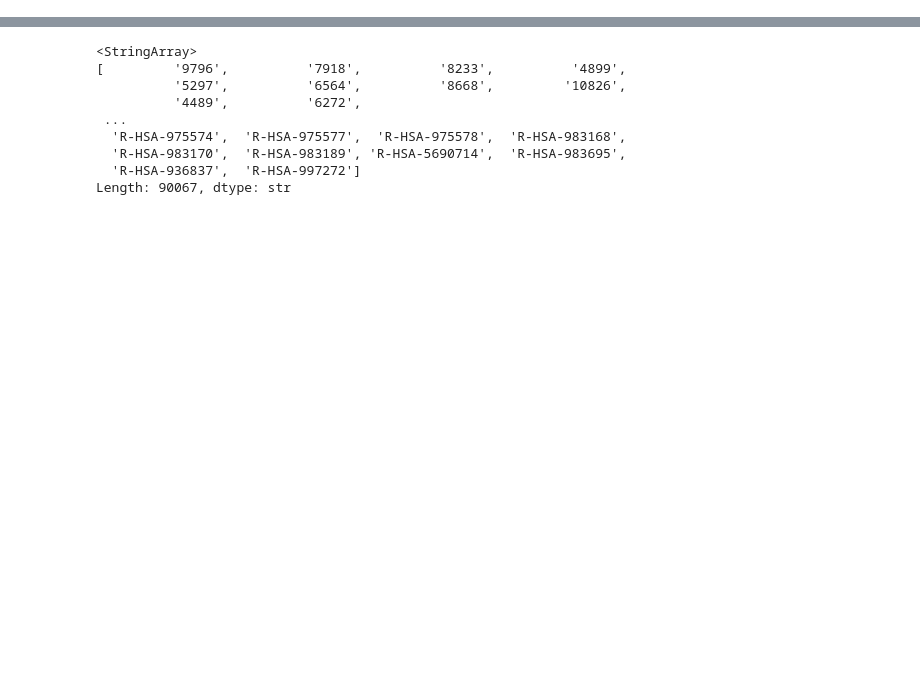
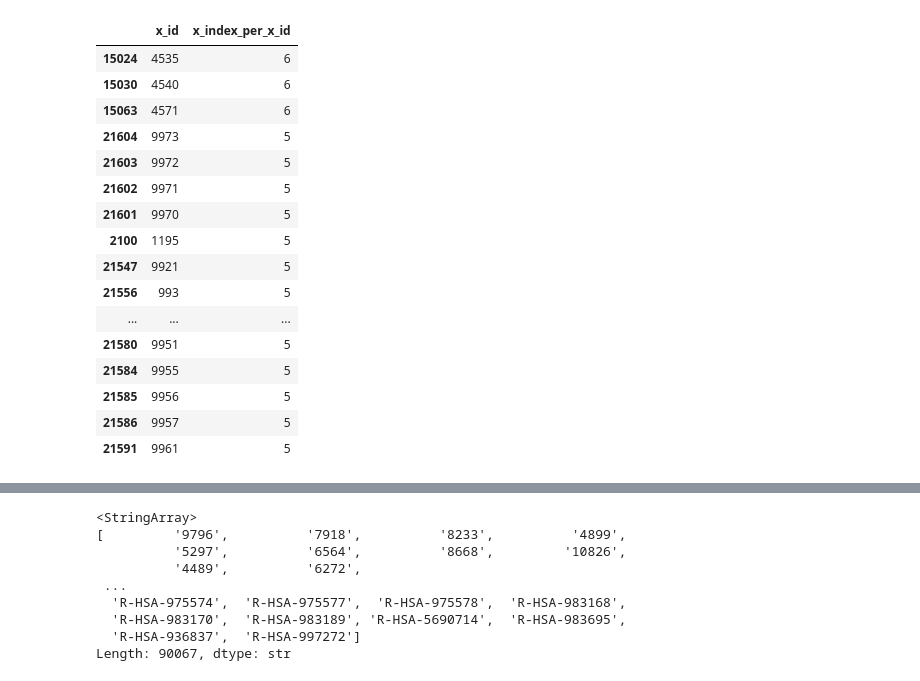
Before and after one commit to wittmajerd/Disease-Gene-Prioritization-Project, a Jupyter notebook: KG_analysis.ipynb, the cells around one changed output, grey strips where cells are left out. Cells and saved outputs as stored; diff of their text form; code cells hidden in the pictures; blank space fills up the shorter version.

```diff
--- a/KG_analysis.ipynb
+++ b/KG_analysis.ipynb
@@ -3,2 +9,66 @@ import pandas as pd
 
 prime_kg = pd.read_csv("primekg/kg.csv", low_memory=False)
+# %%
+def inspect_x_key_consistency(df: DataFrame) -> dict[str, DataFrame]:
+    """Inspect x_index / x_id / x_name consistency and null behavior."""
+    required = ["x_index", "x_id", "x_name"]
+    missing = [c for c in required if c not in df.columns]
+    if missing:
+        raise ValueError(f"Missing required columns: {missing}")
+
+    summary_rows = []
+    for col in required:
+        s = df[col]
+        summary_rows.append(
+            {
+                "column": col,
+                "rows": int(len(s)),
+                "null_count": int(s.isna().sum()),
+                "null_ratio": float(s.isna().mean()),
+                "nunique_dropna_true": int(s.nunique(dropna=True)),
+                "nunique_dropna_false": int(s.nunique(dropna=False)),
+            }
+        )
+    summary = pd.DataFrame(summary_rows)
+
+    # If x_index is a key, each x_index should map to exactly one x_id and one x_name.
+    idx_to_id_n = df.groupby("x_index", dropna=False)["x_id"].nunique(dropna=False).rename("x_id_per_x_index")
+    idx_to_name_n = df.groupby("x_index", dropna=False)["x_name"].nunique(dropna=False).rename("x_name_per_x_index")
+    idx_conflicts = pd.concat([idx_to_id_n, idx_to_name_n], axis=1).reset_index()
+    idx_conflicts = idx_conflicts[(idx_conflicts["x_id_per_x_index"] > 1) | (idx_conflicts["x_name_per_x_index"] > 1)]
+
+    # Reverse check: does one id/name appear with multiple indexes?
+    id_to_idx_n = df.groupby("x_id", dropna=False)["x_index"].nunique(dropna=False).rename("x_index_per_x_id")
+    id_conflicts = id_to_idx_n[id_to_idx_n > 1].reset_index()
+
+    name_to_idx_n = df.groupby("x_name", dropna=False)["x_index"].nunique(dropna=False).rename("x_index_per_x_name")
+    name_conflicts = name_to_idx_n[name_to_idx_n > 1].reset_index()
+
+    # Where exactly is there a mismatch in null pattern?
+    null_pattern_mismatch = df[
+        (
+            df["x_index"].isna() != df["x_id"].isna()
+        )
+        | (
+            df["x_index"].isna() != df["x_name"].isna()
+        )
+        | (
+            df["x_id"].isna() != df["x_name"].isna()
+        )
+    ][["x_index", "x_id", "x_name"]].copy()
+
+    return {
+        "summary": summary,
+        "x_index_conflicts": idx_conflicts.sort_values(["x_id_per_x_index", "x_name_per_x_index"], ascending=False),
+        "x_id_conflicts": id_conflicts.sort_values("x_index_per_x_id", ascending=False),
+        "x_name_conflicts": name_conflicts.sort_values("x_index_per_x_name", ascending=False),
+        "null_pattern_mismatch": null_pattern_mismatch,
+    }
+
+
+# quick usage after loading df:
+rep = inspect_x_key_consistency(prime_kg)
+display(rep["summary"])
+display(rep["x_id_conflicts"].head(20))
+display(rep["x_name_conflicts"].head(20))
+# %% [output]
@@ -4,0 +79,17 @@ prime_kg = pd.read_csv("primekg/kg.csv", low_memory=False)
+|  | x_id | x_index_per_x_id |
+| 15024 | 4535 | 6 |
+| 15030 | 4540 | 6 |
+| 15063 | 4571 | 6 |
+| 21604 | 9973 | 5 |
+| 21603 | 9972 | 5 |
+| 21602 | 9971 | 5 |
+| 21601 | 9970 | 5 |
+| 2100 | 1195 | 5 |
+| 21547 | 9921 | 5 |
+| 21556 | 993 | 5 |
+| ... | ... | ... |
+| 21580 | 9951 | 5 |
+| 21584 | 9955 | 5 |
+| 21585 | 9956 | 5 |
+| 21586 | 9957 | 5 |
+| 21591 | 9961 | 5 |
```
Also changed, not shown: parts of 11 cells of this notebook, 1 other file.
